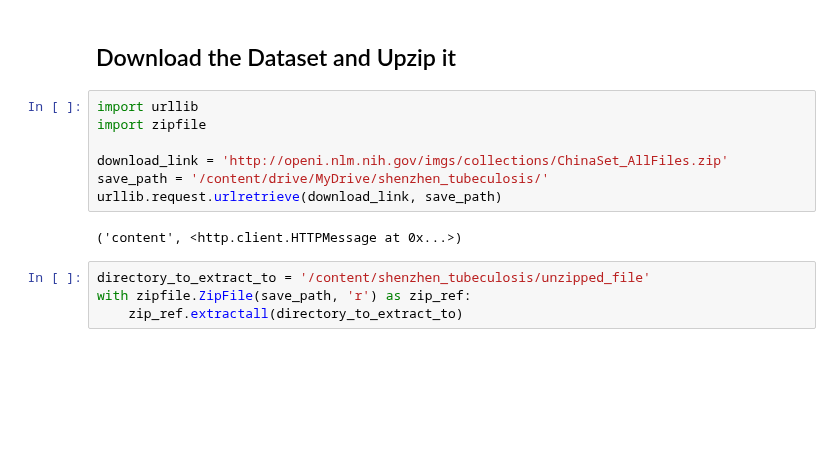
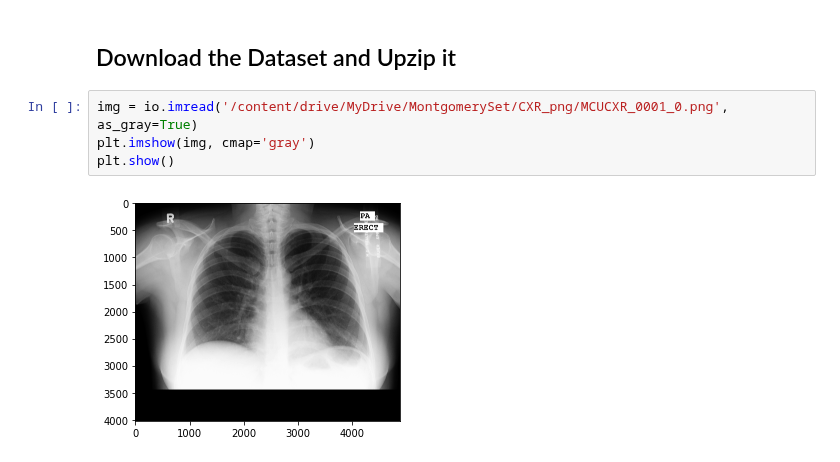
Before and after one commit to jKulrativid/indiv_2021_1_tubeculosis, a Jupyter notebook: ShenzhenBetter.ipynb, the cells around one changed output. Drawn from its saved outputs; the diff is of its cells as text; blank space fills up the shorter version.

```diff
--- a/ShenzhenBetter.ipynb
+++ b/ShenzhenBetter.ipynb
@@ -30,16 +39,9 @@ drive.mount('/content/drive')
 Mounted at /content/drive
 # %% [markdown]
 ## Download the Dataset and Upzip it
-# %%
-import urllib
-import zipfile
-
-download_link = 'http://openi.nlm.nih.gov/imgs/collections/ChinaSet_AllFiles.zip'
-save_path = '/content/drive/MyDrive/shenzhen_tubeculosis/'
-urllib.request.urlretrieve(download_link, save_path)
-# %% [output]
-('content', <http.client.HTTPMessage at 0x...>)
-# %%
-directory_to_extract_to = '/content/shenzhen_tubeculosis/unzipped_file'
-with zipfile.ZipFile(save_path, 'r') as zip_ref:
-    zip_ref.extractall(directory_to_extract_to)
+# %%
+img = io.imread('/content/drive/MyDrive/MontgomerySet/CXR_png/MCUCXR_0001_0.png', as_gray=True)
+plt.imshow(img, cmap='gray')
+plt.show()
+# %% [output]
+[figure, added]
```
Also changed, not shown: parts of 3 cells of this notebook.
